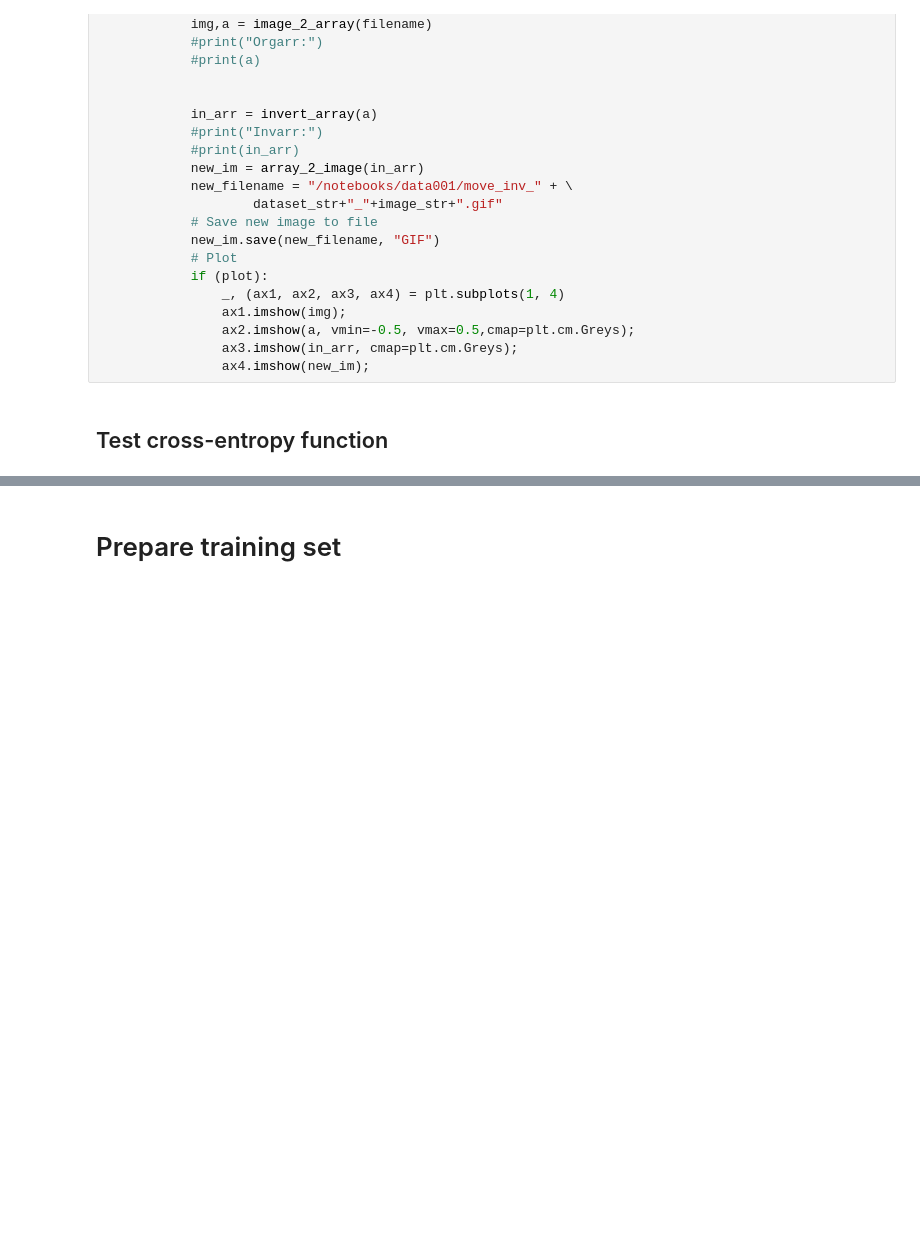
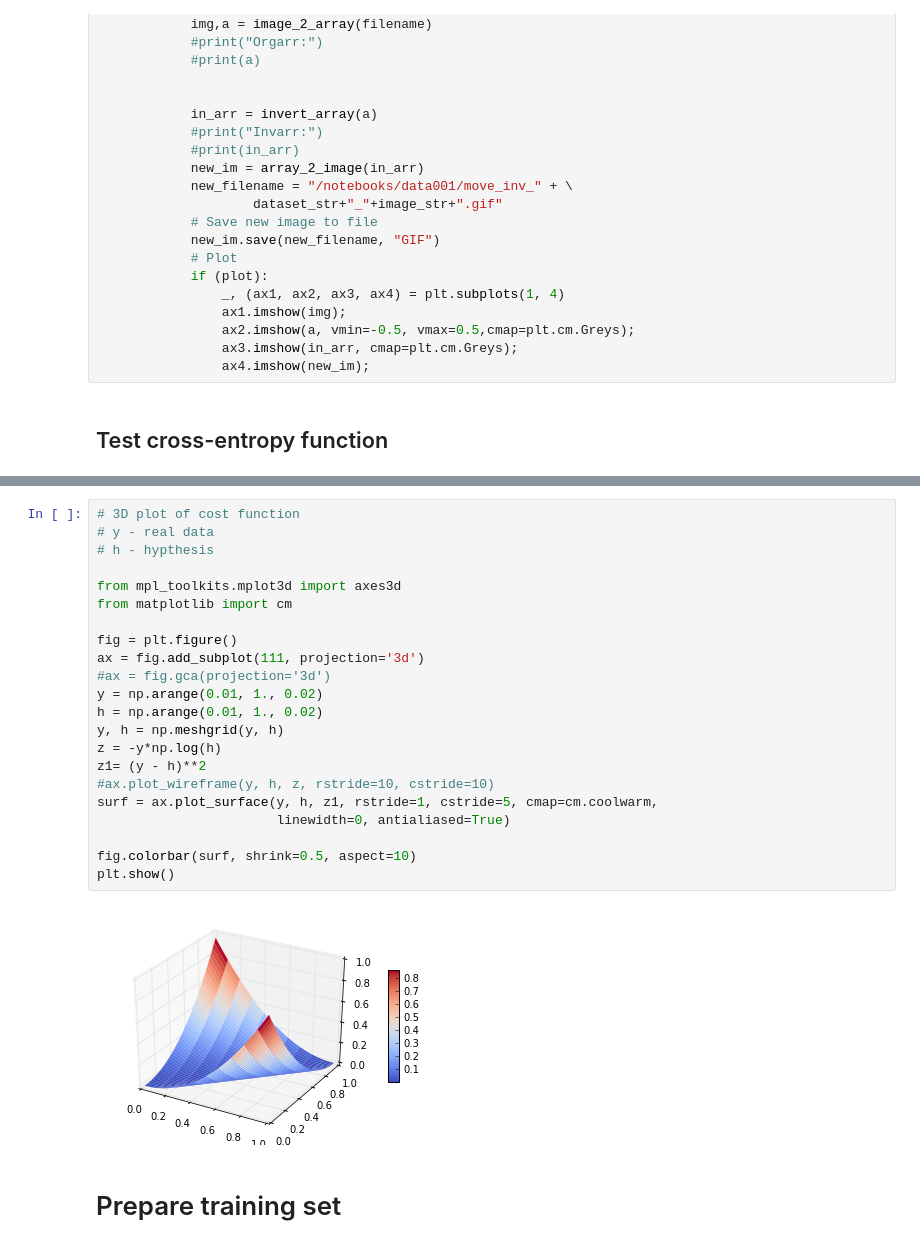
Before and after one commit to pyotr777/synthetic_move, a Jupyter notebook: Tensorflow_movement_prediction.ipynb, the cells around one changed output, grey strips where cells are left out. Cells and saved outputs as stored; diff of their text form; blank space fills up the shorter version.

```diff
--- a/Tensorflow_movement_prediction.ipynb
+++ b/Tensorflow_movement_prediction.ipynb
@@ -88,3 +105,27 @@ plt.show()
+# %%
+# 3D plot of cost function
+# y - real data
+# h - hypthesis
+
+from mpl_toolkits.mplot3d import axes3d
+from matplotlib import cm
+
+fig = plt.figure()
+ax = fig.add_subplot(111, projection='3d')
+#ax = fig.gca(projection='3d')
+y = np.arange(0.01, 1., 0.02)
+h = np.arange(0.01, 1., 0.02)
+y, h = np.meshgrid(y, h)
+z = -y*np.log(h)
+z1= (y - h)**2
+#ax.plot_wireframe(y, h, z, rstride=10, cstride=10)
+surf = ax.plot_surface(y, h, z1, rstride=1, cstride=5, cmap=cm.coolwarm,
+                       linewidth=0, antialiased=True)
+
+fig.colorbar(surf, shrink=0.5, aspect=10)
+plt.show()
+# %% [output]
+[figure, added]
 # %% [markdown]
 # Prepare training set
 # %%
```
Also changed, not shown: parts of 1 cell of this notebook, 2 other files.
